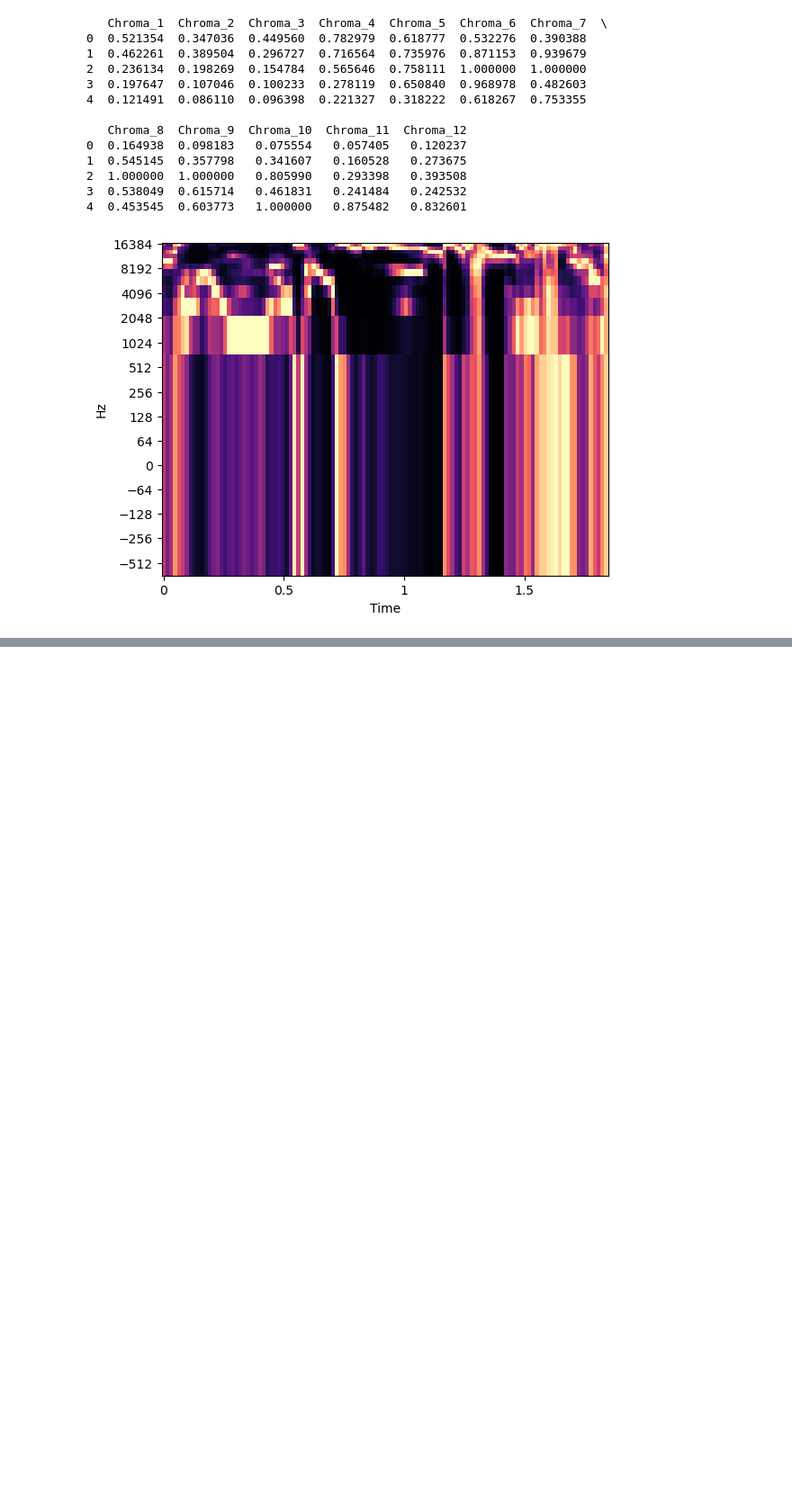
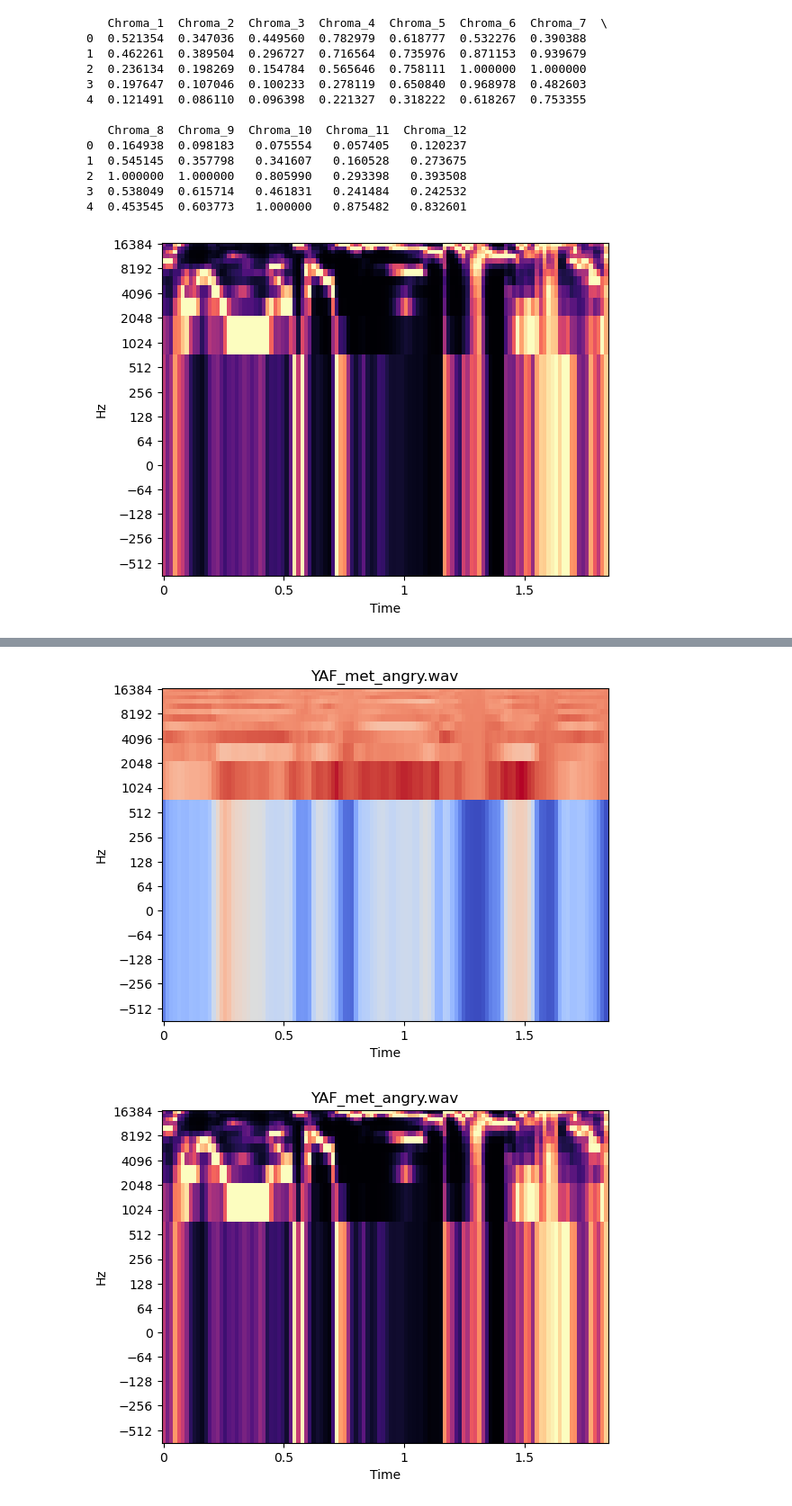
Before and after one commit to kanielv/MML, a Jupyter notebook: Assignment3/src/assignment3.ipynb, the cells around one changed output, grey strips where cells are left out. Shown: that part at 90% size. Drawn from its saved outputs; the diff is of its cells as text; code cells hidden in the pictures; blank space fills up the shorter version.

Commit message:
added data visulizations for feature plots

```diff
--- a/Assignment3/src/assignment3.ipynb
+++ b/Assignment3/src/assignment3.ipynb
@@ -206,0 +223,11 @@ TypeError: cannot concatenate object of type '<class 'tuple'>'; only Series and
+# %%
+from utils.data_visulization import plot_mfcc, plot_chromagram, plot_mel_spectrogram
+import librosa
+
+y, sr = librosa.load('../dataset/train/angry/YAF_met_angry.wav', sr=32000, duration=5)
+plot_mfcc(y, sr, 'YAF_met_angry.wav')
+plot_chromagram(y, sr, 'YAF_met_angry.wav')
+plot_mel_spectrogram(y, sr, 'YAF_met_angry.wav')
+# %% [output]
+[figure, added]
+[figure, added]
```
Also changed, not shown: parts of 2 cells of this notebook, 1 other file.
